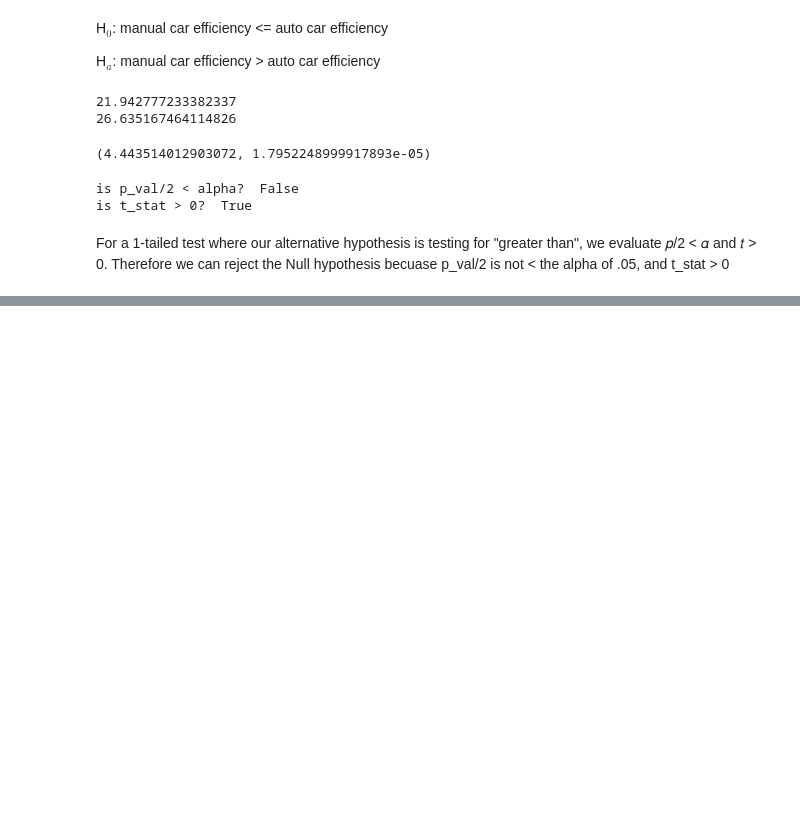
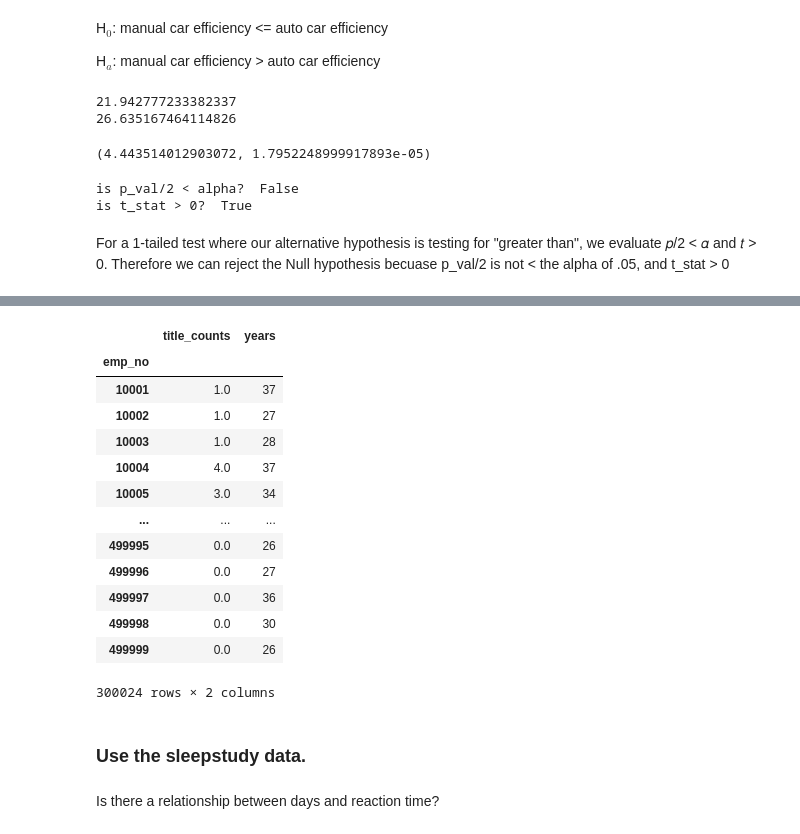
Before and after one commit to skylerschnee/statistics-exercises, a Jupyter notebook: hypothesis_testing.ipynb, the cells around one changed output, grey strips where cells are left out. Saved outputs shown, nothing was run; the diff lists cells and outputs as text; code cells hidden in the pictures; blank space fills up the shorter version.

```diff
--- a/hypothesis_testing.ipynb
+++ b/hypothesis_testing.ipynb
@@ -205,0 +408,21 @@ For a 1-tailed test where our alternative hypothesis is testing for "greater tha
+# %%
+emp_title.groupby('emp_no').sum('years')
+# %% [output]
+|  | title_counts | years |
+| emp_no |  |  |
+| 10001 | 1.0 | 37 |
+| 10002 | 1.0 | 27 |
+| 10003 | 1.0 | 28 |
+| 10004 | 4.0 | 37 |
+| 10005 | 3.0 | 34 |
+| ... | ... | ... |
+| 499995 | 0.0 | 26 |
+| 499996 | 0.0 | 27 |
+| 499997 | 0.0 | 36 |
+| 499998 | 0.0 | 30 |
+| 499999 | 0.0 | 26 |
+300024 rows × 2 columns
+# %% [markdown]
+### Use the sleepstudy data.
+# %% [markdown]
+Is there a relationship between days and reaction time?
```
Also changed, not shown: parts of 60 cells of this notebook, 4 other files.
